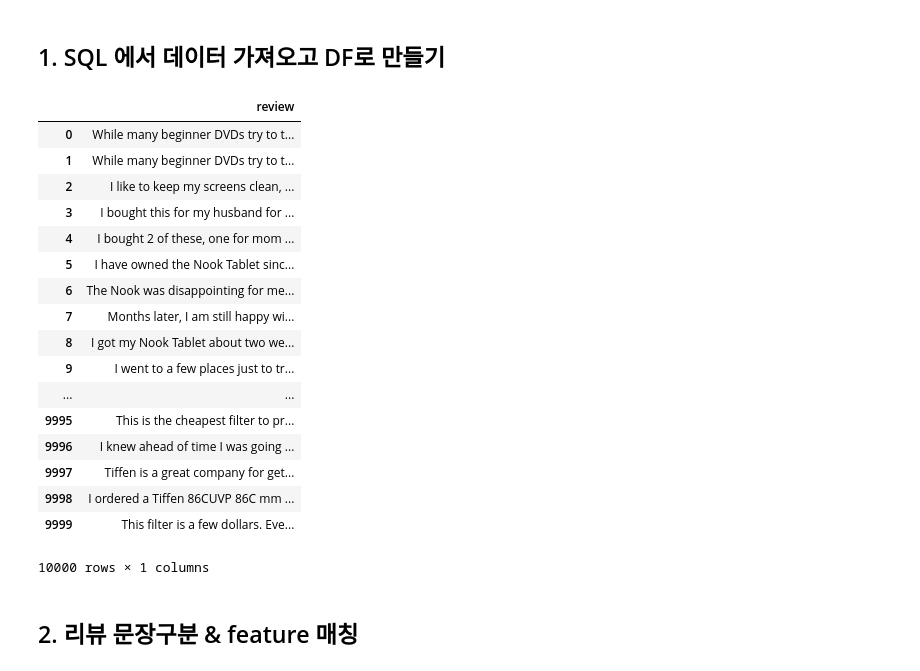
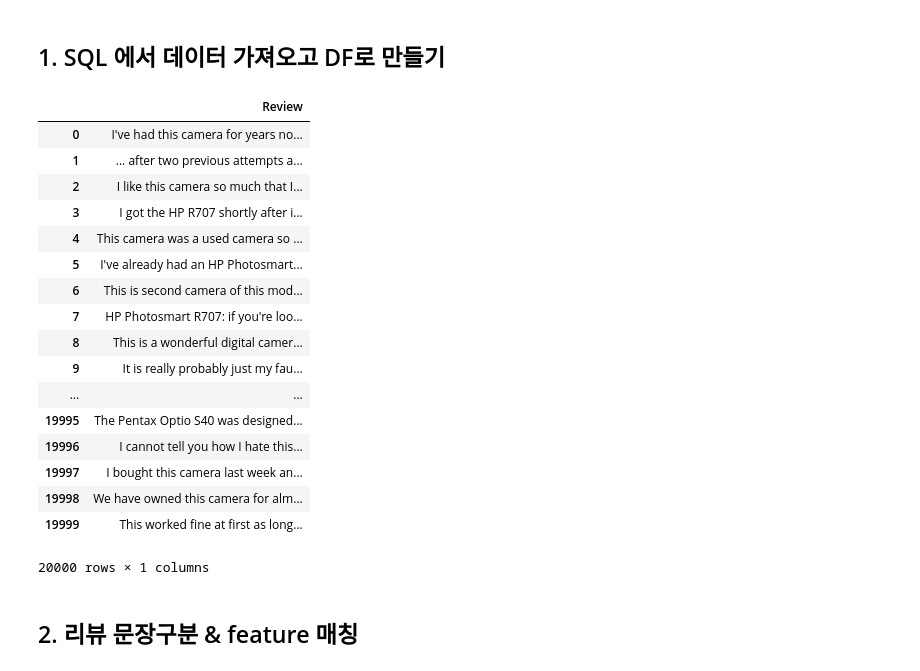
Before and after one commit to jhkang1517/multi-campus-areca-palm, a Jupyter notebook: project_VoC/선민_SQL DB download + sentence feature Label + KW DIC + SS MPQA Label.ipynb, the cells around one changed output. Saved outputs shown, nothing was run; the diff lists cells and outputs as text; code cells hidden in the pictures.

```diff
--- a/project_VoC/선민_SQL DB download + sentence feature Label + KW DIC + SS MPQA Label.ipynb
+++ b/project_VoC/선민_SQL DB download + sentence feature Label + KW DIC + SS MPQA Label.ipynb
@@ -23,36 +23,36 @@ import pandas as pd
 # %%
 
 db = pymysql.connect(
     host='ec2-13-209-223-88.ap-northeast-2.compute.amazonaws.com',  # DATABASE_HOST
     port=3306,
     user='nlpuser',  # DATABASE_USERNAME
     passwd='1234',  # DATABASE_PASSWORD
     db='nlp',  # DATABASE_NAME
     charset='utf8'
 )
 
-SQL = "SELECT review FROM Reviews where Review like '%camera%' LIMIT 10000"
+SQL = """SELECT Review FROM Reviews2 LIMIT 20000"""
 data = pd.read_sql(SQL, db)
 data
 # %% [output]
-|  | review |
-| 0 | While many beginner DVDs try to t... |
-| 1 | While many beginner DVDs try to t... |
-| 2 | I like to keep my screens clean, ... |
-| 3 | I bought this for my husband for ... |
-| 4 | I bought 2 of these, one for mom ... |
-| 5 | I have owned the Nook Tablet sinc... |
-| 6 | The Nook was disappointing for me... |
-| 7 | Months later, I am still happy wi... |
-| 8 | I got my Nook Tablet about two we... |
-| 9 | I went to a few places just to tr... |
+|  | Review |
+| 0 | I've had this camera for years no... |
+| 1 | ... after two previous attempts a... |
+| 2 | I like this camera so much that I... |
+| 3 | I got the HP R707 shortly after i... |
+| 4 | This camera was a used camera so ... |
+| 5 | I've already had an HP Photosmart... |
+| 6 | This is second camera of this mod... |
+| 7 | HP Photosmart R707: if you're loo... |
+| 8 | This is a wonderful digital camer... |
+| 9 | It is really probably just my fau... |
 | ... | ... |
-| 9995 | This is the cheapest filter to pr... |
-| 9996 | I knew ahead of time I was going ... |
-| 9997 | Tiffen is a great company for get... |
-| 9998 | I ordered a Tiffen 86CUVP 86C mm ... |
-| 9999 | This filter is a few dollars. Eve... |
+| 19995 | The Pentax Optio S40 was designed... |
+| 19996 | I cannot tell you how I hate this... |
+| 19997 | I bought this camera last week an... |
+| 19998 | We have owned this camera for alm... |
+| 19999 | This worked fine at first as long... |
-10000 rows × 1 columns
+20000 rows × 1 columns
 # %% [markdown]
 ## 2. 리뷰 문장구분 & feature 매칭
 # %%
```
Also changed, not shown: parts of 31 cells of this notebook.
